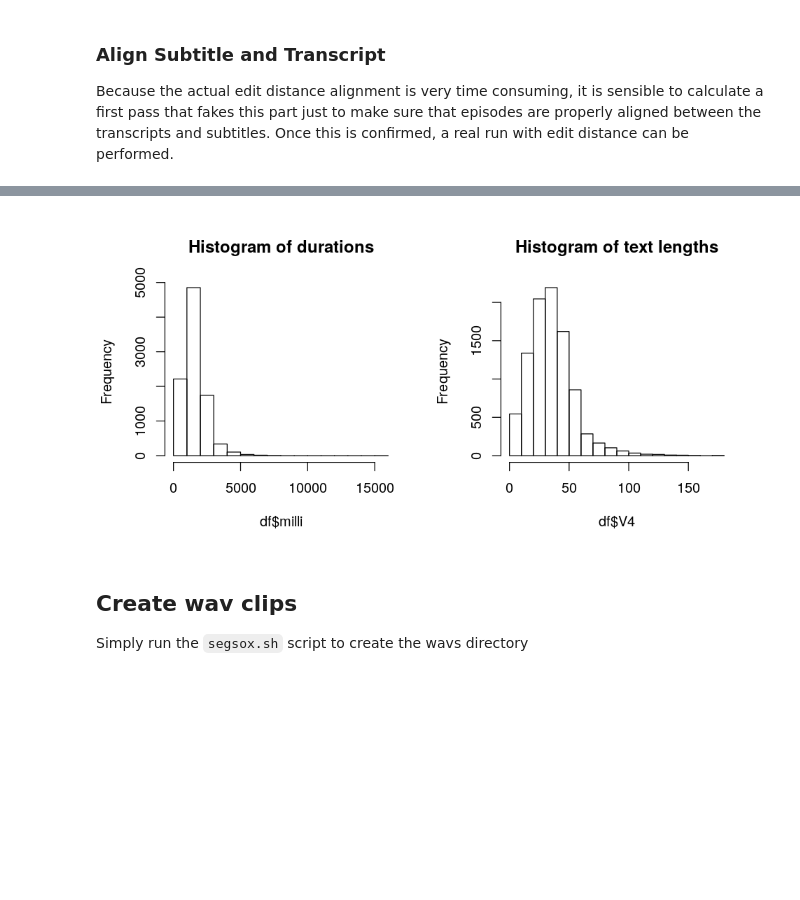
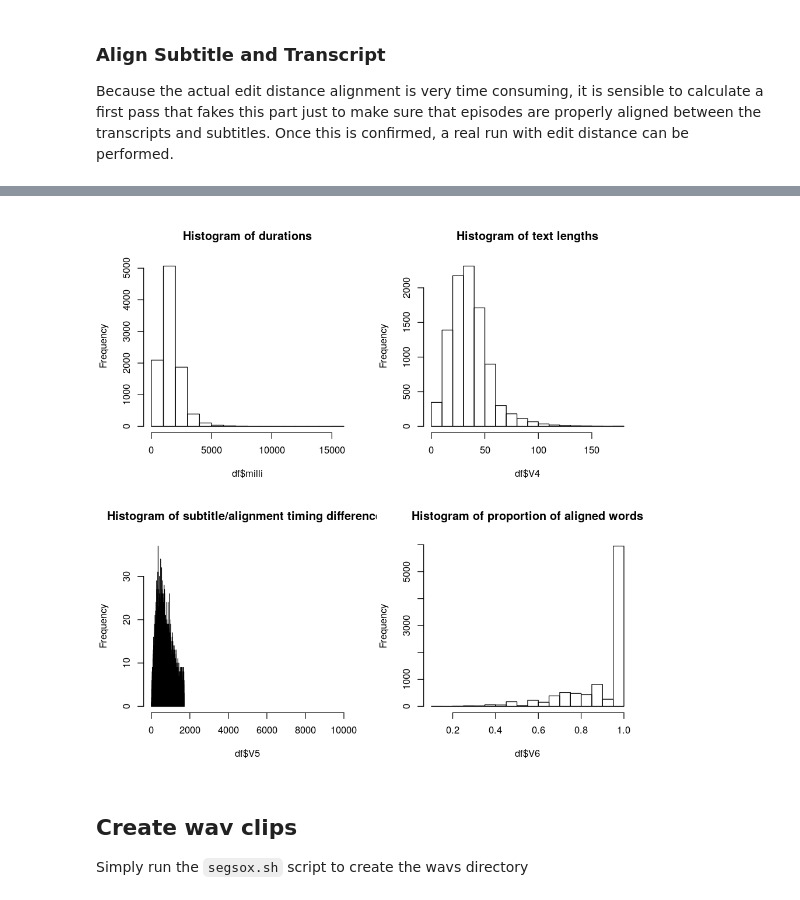
Before and after one commit to aolney/SouthParkTTSData, a Jupyter notebook: southpark-tts-data.ipynb, the cells around one changed output, grey strips where cells are left out. Cells and saved outputs as stored; diff of their text form; code cells hidden in the pictures; blank space fills up the shorter version.

```diff
--- a/southpark-tts-data.ipynb
+++ b/southpark-tts-data.ipynb
@@ -1106,13 +1120,16 @@ System.IO.File.WriteAllLines("diagnostics.tsv", ttsData |> Seq.map( fun t -> t.S
 # %%
-df <- read.table("diagnostics.tsv",sep="\t",header=F,quote="")
+#quotes in text create issues, also a hashtag in text creates issues (comment char)
+df <- read.table("diagnostics.tsv",sep="\t",header=F,quote="",comment.char = "")
 df$milli <- df$V2 - df$V1
-options(repr.plot.width=8, repr.plot.height=4)
-op <- par(mfrow=c(1,2))
+options(repr.plot.width=8, repr.plot.height=8)
+op <- par(mfrow=c(2,2))
 hist(df$milli,main="Histogram of durations")
 hist(df$V4,main="Histogram of text lengths")
+hist(df$V5,breaks=1000,xlim=c(0,10000),main="Histogram of subtitle/alignment timing differences")
+hist(df$V6,main="Histogram of proportion of aligned words")
 par(op)
 # %% [output]
-[figure, old version]
+[figure, new version]
 # %% [markdown]
 ## Create wav clips
 
```
Also changed, not shown: parts of 5 cells of this notebook.
